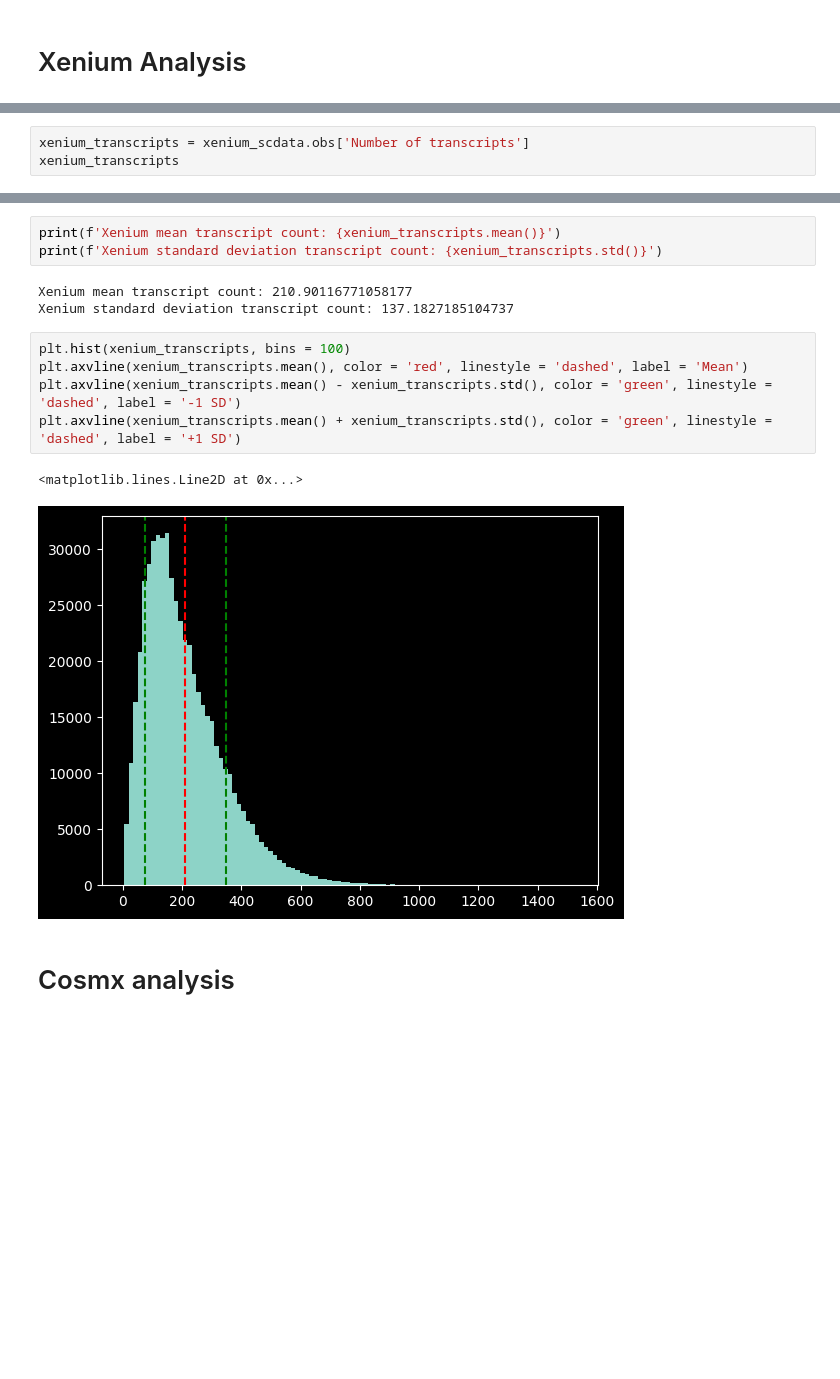
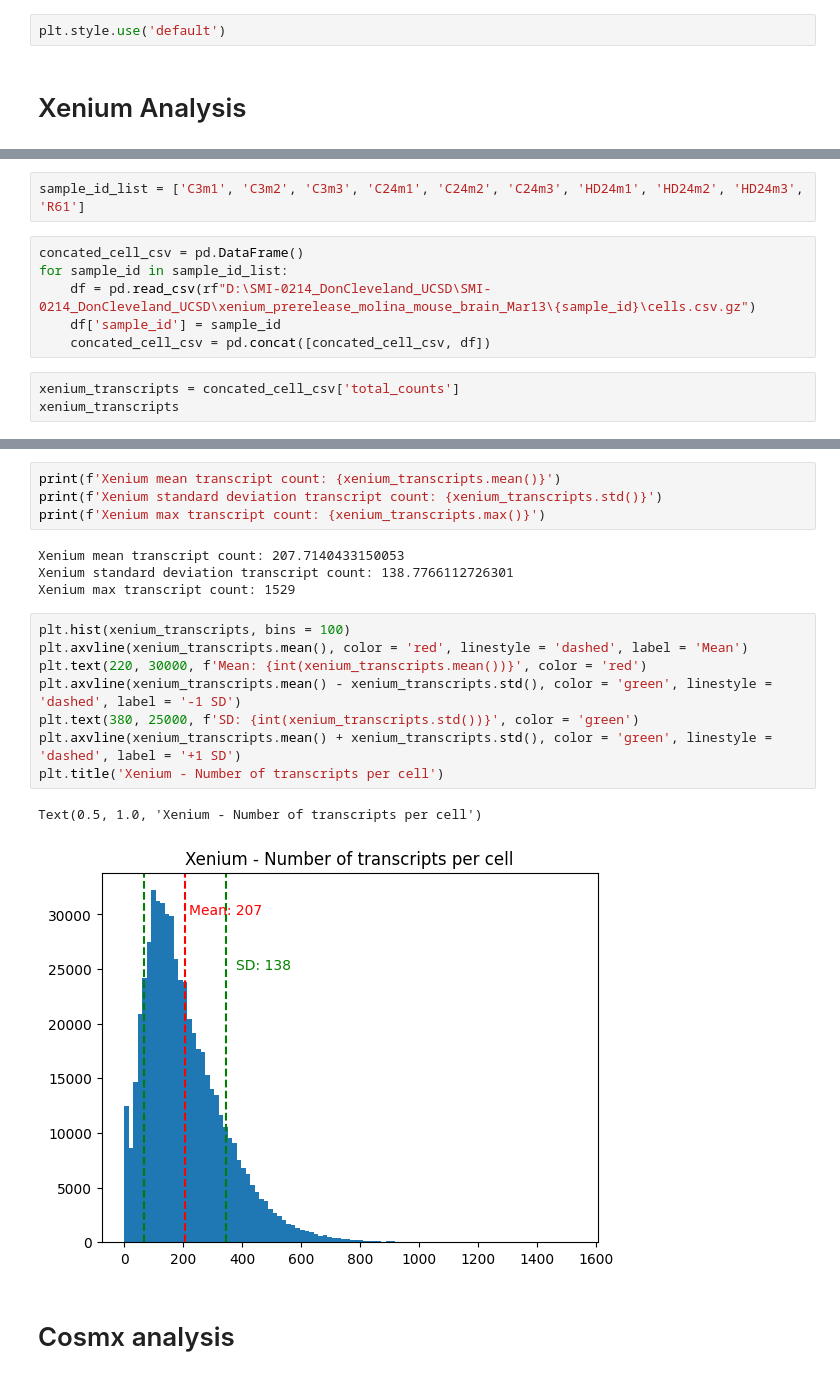
Before and after one commit to krisalejo/scRNA-seq-tech-comparisons, a Jupyter notebook: Transcripts per cell - Mean with SD histograms.ipynb, the cells around one changed output, grey strips where cells are left out. Saved outputs shown, nothing was run; the diff lists cells and outputs as text; blank space fills up the shorter version.

Commit message:
update histograms

```diff
--- a/Transcripts per cell - Mean with SD histograms.ipynb
+++ b/Transcripts per cell - Mean with SD histograms.ipynb
@@ -18,5 +18,7 @@ import matplotlib.colors as mcolors
 %matplotlib inline
 # %%
 plt.style.use('dark_background')
+# %%
+plt.style.use('default')
 # %% [markdown]
 # Xenium Analysis
@@ -33,4 +42,12 @@ AnnData object with n_obs × n_vars = 547139 × 248
+# %%
+sample_id_list = ['C3m1', 'C3m2', 'C3m3', 'C24m1', 'C24m2', 'C24m3', 'HD24m1', 'HD24m2', 'HD24m3', 'R61']
+# %%
+concated_cell_csv = pd.DataFrame()
+for sample_id in sample_id_list:
+    df = pd.read_csv(rf"D:\SMI-0214_DonCleveland_UCSD\SMI-0214_DonCleveland_UCSD\xenium_prerelease_molina_mouse_brain_Mar13\{sample_id}\cells.csv.gz")
+    df['sample_id'] = sample_id
+    concated_cell_csv = pd.concat([concated_cell_csv, df])
 # %%
-xenium_transcripts = xenium_scdata.obs['Number of transcripts']
+xenium_transcripts = concated_cell_csv['total_counts']
 xenium_transcripts
 # %% [output]
@@ -49,17 +66,22 @@ Name: Number of transcripts, Length: 547139, dtype: int64
 # %%
 print(f'Xenium mean transcript count: {xenium_transcripts.mean()}')
 print(f'Xenium standard deviation transcript count: {xenium_transcripts.std()}')
+print(f'Xenium max transcript count: {xenium_transcripts.max()}')
 # %% [output]
-Xenium mean transcript count: 210.90116771058177
-Xenium standard deviation transcript count: 137.1827185104737
+Xenium mean transcript count: 207.7140433150053
+Xenium standard deviation transcript count: 138.7766112726301
+Xenium max transcript count: 1529
 # %%
 plt.hist(xenium_transcripts, bins = 100)
 plt.axvline(xenium_transcripts.mean(), color = 'red', linestyle = 'dashed', label = 'Mean')
+plt.text(220, 30000, f'Mean: {int(xenium_transcripts.mean())}', color = 'red')
 plt.axvline(xenium_transcripts.mean() - xenium_transcripts.std(), color = 'green', linestyle = 'dashed', label = '-1 SD')
+plt.text(380, 25000, f'SD: {int(xenium_transcripts.std())}', color = 'green')
 plt.axvline(xenium_transcripts.mean() + xenium_transcripts.std(), color = 'green', linestyle = 'dashed', label = '+1 SD')
+plt.title('Xenium - Number of transcripts per cell')
 # %% [output]
-<matplotlib.lines.Line2D at 0x...>
+Text(0.5, 1.0, 'Xenium - Number of transcripts per cell')
-[figure, old version]
+[figure, new version]
 # %% [markdown]
 # Cosmx analysis
 # %%
```
Also changed, not shown: parts of 14 cells of this notebook.
